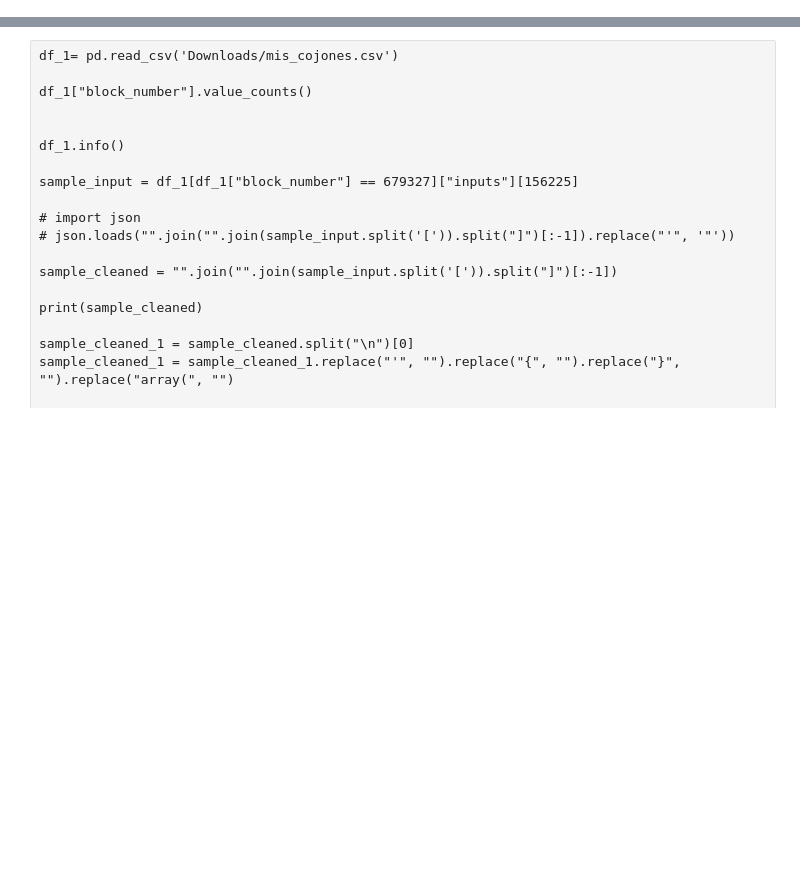
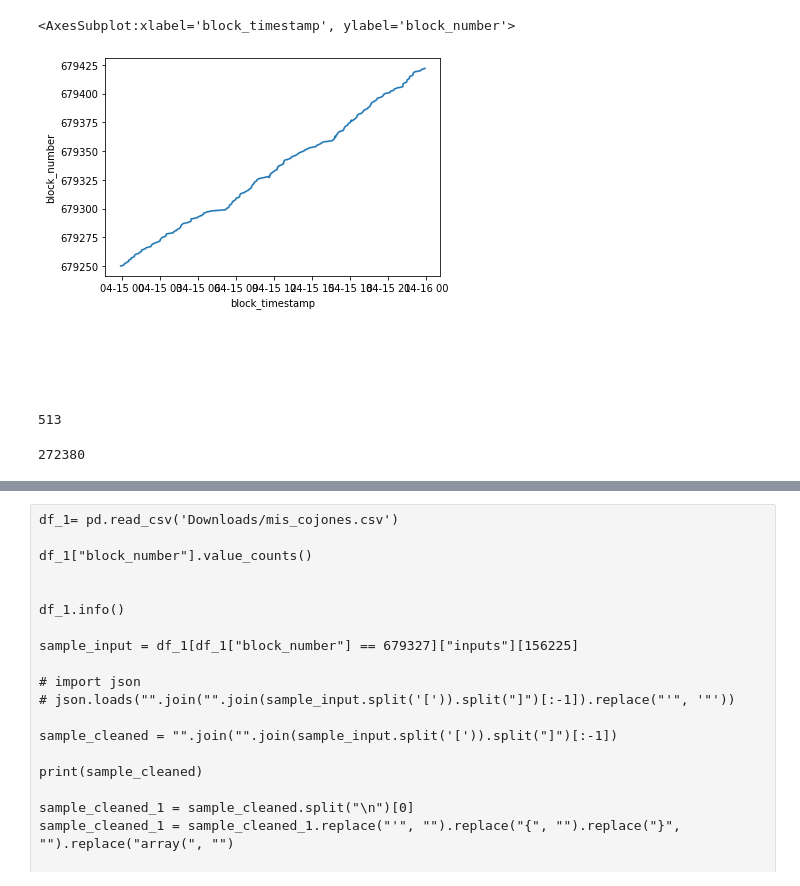
Before and after one commit to CommanderPoe/bitcoin_forensics, a Jupyter notebook: notebooks/03_Data Cleaning & EDA.ipynb, the cells around one changed output, grey strips where cells are left out. Drawn from its saved outputs; the diff is of its cells as text; code cells hidden in the pictures; blank space fills up the shorter version.

```diff
--- a/notebooks/03_Data Cleaning & EDA.ipynb
+++ b/notebooks/03_Data Cleaning & EDA.ipynb
@@ -4,0 +169,4 @@ df = pd.read_csv('Downloads/mis_cojones.csv')
+# %%
+# converting to proper type
+
+df['block_timestamp']= pd.to_datetime(df.block_timestamp).dt.tz_localize(None)
@@ -4,0 +194,19 @@ df = pd.read_csv('Downloads/mis_cojones.csv')
+# %%
+sns.lineplot(x= 'block_timestamp', y= 'block_number', data= df)
+# %% [output]
+<AxesSubplot:xlabel='block_timestamp', ylabel='block_number'>
+[figure, added]
+# %% [markdown]
+<br>
+# %% [markdown]
+<br>
+# %%
+# big majority of tx have 1 input
+
+len(df['input_count'].value_counts())
+# %% [output]
+513
+# %%
+len(df[df['input_count']== 1])
+# %% [output]
+272380
```
Also changed, not shown: parts of 37 cells of this notebook, 4 other files.
